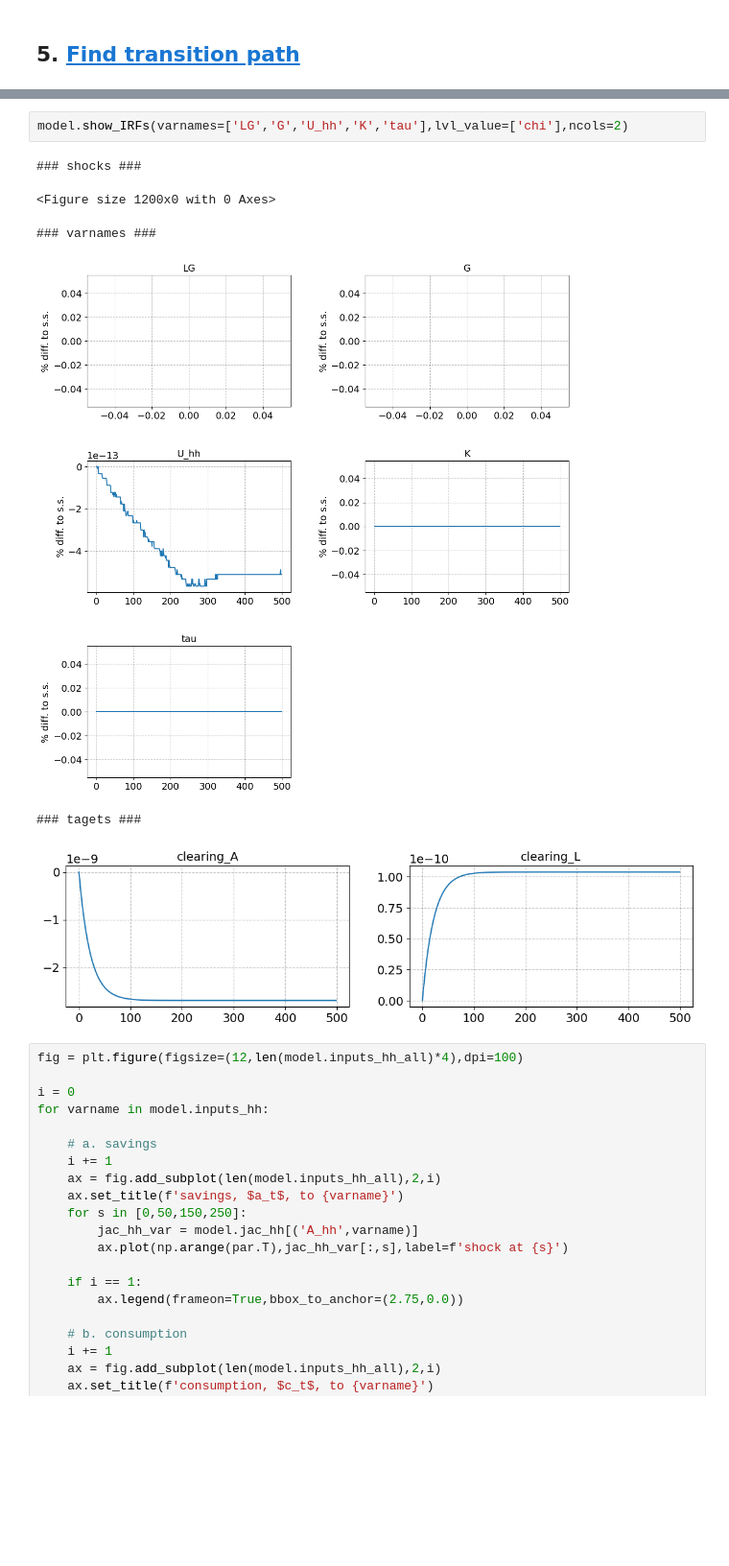
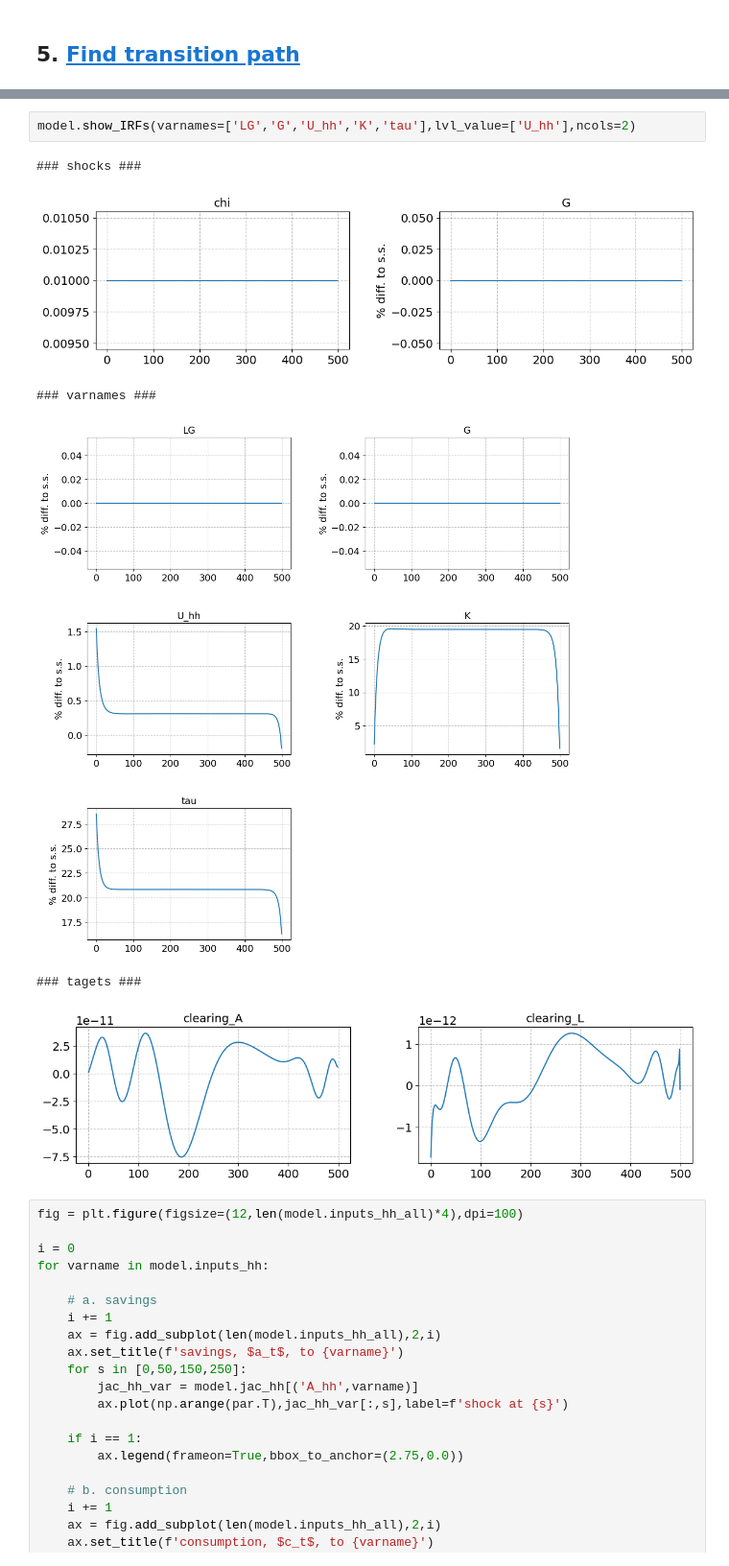
Before and after one commit to Bernseng/AdvMacroHet, a Jupyter notebook: Assignments/Assignment_II/HANCWelfareModel.ipynb, the cells around one changed output, grey strips where cells are left out. Shown at 96% size. Drawn from its saved outputs; the diff is of its cells as text; blank space fills up the shorter version.

```diff
--- a/Assignments/Assignment_II/HANCWelfareModel.ipynb
+++ b/Assignments/Assignment_II/HANCWelfareModel.ipynb
@@ -251,12 +267,12 @@ LinAlgError: Last 2 dimensions of the array must be square
 # %%
-model.show_IRFs(varnames=['LG','G','U_hh','K','tau'],lvl_value=['chi'],ncols=2)
+model.show_IRFs(varnames=['LG','G','U_hh','K','tau'],lvl_value=['U_hh'],ncols=2)
 # %% [output]
 ### shocks ###
+[figure, new version]
-<Figure size 1200x0 with 0 Axes>
+### varnames ###
+[figure, new version]
-### varnames ###
+### tagets ###
-[figure, old version]
-### tagets ###
-[figure, old version]
+[figure, added]
 # %%
 fig = plt.figure(figsize=(12,len(model.inputs_hh_all)*4),dpi=100)
 
```
Also changed, not shown: parts of 19 cells of this notebook, 3 other files.
